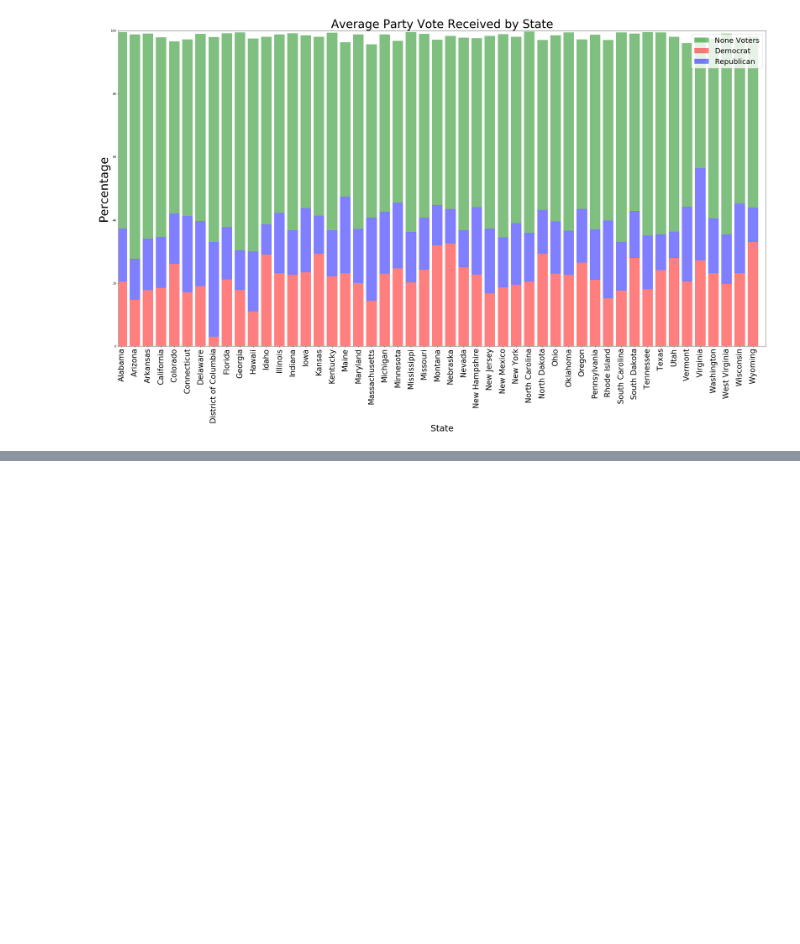
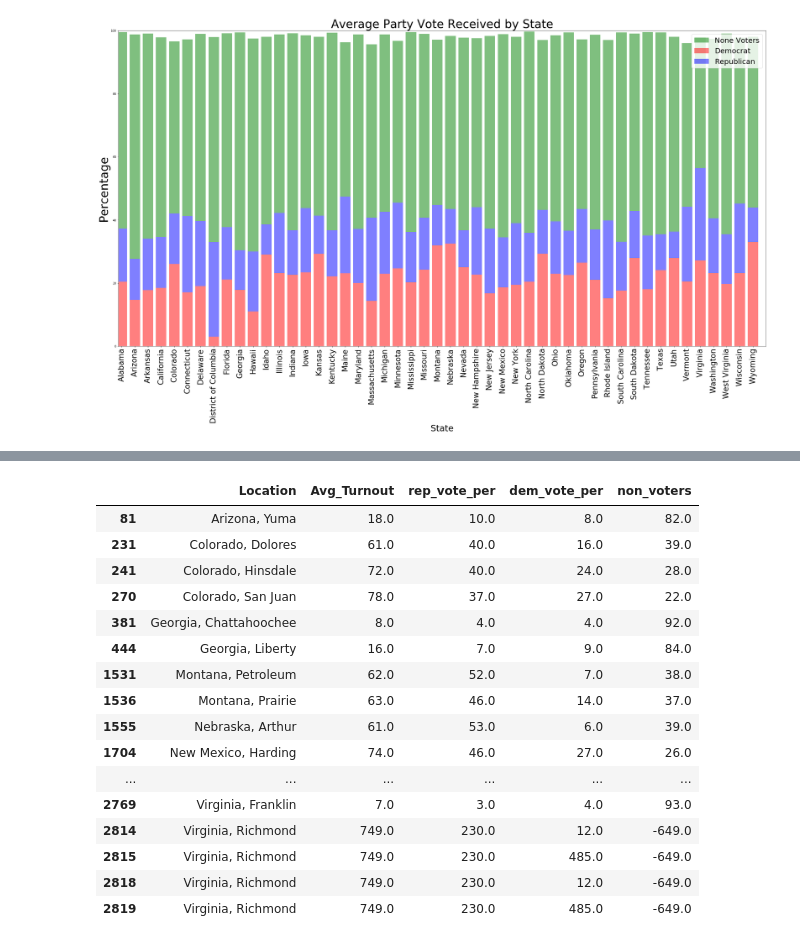
Before and after one commit to jennylynnramz/project1, a Jupyter notebook: Resources/Analysis Files/2000/election2000analysis.ipynb, the cells around one changed output, grey strips where cells are left out. Saved outputs shown, nothing was run; the diff lists cells and outputs as text; code cells hidden in the pictures; blank space fills up the shorter version.

```diff
--- a/Resources/Analysis Files/2000/election2000analysis.ipynb
+++ b/Resources/Analysis Files/2000/election2000analysis.ipynb
@@ -267,0 +312,22 @@ plt.show()
+# %%
+#outlier summary
+out_sum = outlier[['Location','Avg_Turnout','rep_vote_per','dem_vote_per','non_voters']]
+out_sum
+# %% [output]
+|  | Location | Avg_Turnout | rep_vote_per | dem_vote_per | non_voters |
+| 81 | Arizona, Yuma | 18.0 | 10.0 | 8.0 | 82.0 |
+| 231 | Colorado, Dolores | 61.0 | 40.0 | 16.0 | 39.0 |
+| 241 | Colorado, Hinsdale | 72.0 | 40.0 | 24.0 | 28.0 |
+| 270 | Colorado, San Juan | 78.0 | 37.0 | 27.0 | 22.0 |
+| 381 | Georgia, Chattahoochee | 8.0 | 4.0 | 4.0 | 92.0 |
+| 444 | Georgia, Liberty | 16.0 | 7.0 | 9.0 | 84.0 |
+| 1531 | Montana, Petroleum | 62.0 | 52.0 | 7.0 | 38.0 |
+| 1536 | Montana, Prairie | 63.0 | 46.0 | 14.0 | 37.0 |
+| 1555 | Nebraska, Arthur | 61.0 | 53.0 | 6.0 | 39.0 |
+| 1704 | New Mexico, Harding | 74.0 | 46.0 | 27.0 | 26.0 |
+| ... | ... | ... | ... | ... | ... |
+| 2769 | Virginia, Franklin | 7.0 | 3.0 | 4.0 | 93.0 |
+| 2814 | Virginia, Richmond | 749.0 | 230.0 | 12.0 | -649.0 |
+| 2815 | Virginia, Richmond | 749.0 | 230.0 | 485.0 | -649.0 |
+| 2818 | Virginia, Richmond | 749.0 | 230.0 | 12.0 | -649.0 |
+| 2819 | Virginia, Richmond | 749.0 | 230.0 | 485.0 | -649.0 |
```
Also changed, not shown: parts of 5 cells of this notebook, 3 other files.
